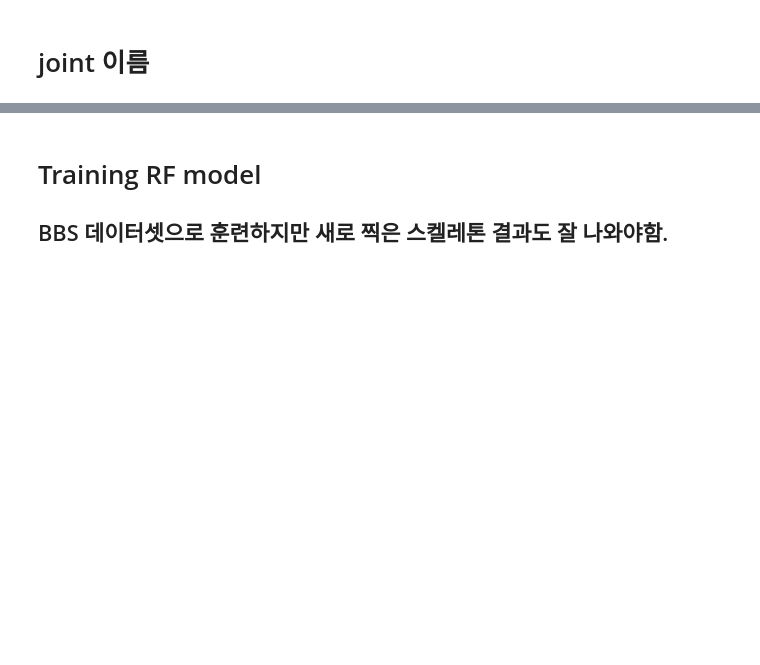
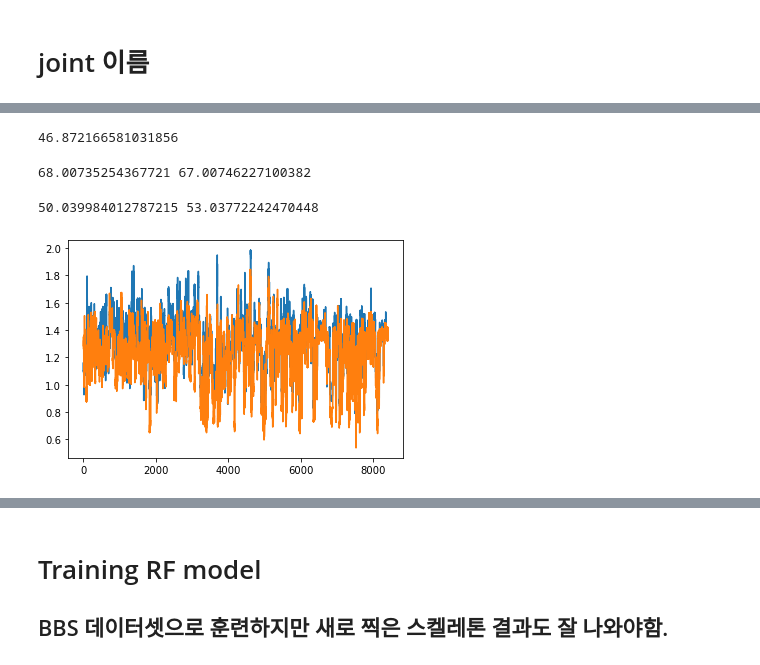
Before and after one commit to Deep-In-Sight/Kinect_BBS_demo, a Jupyter notebook: nbs/B7.Data_Standardization.ipynb, the cells around one changed output, grey strips where cells are left out. Drawn from its saved outputs; the diff is of its cells as text; code cells hidden in the pictures; blank space fills up the shorter version.

```diff
--- a/nbs/B7.Data_Standardization.ipynb
+++ b/nbs/B7.Data_Standardization.ipynb
@@ -82,7 +82,7 @@ Nframe = 6
 sub = ru.smoothed_frame_N(skarr,
                         nframe=Nframe,
                         shift=1)
-skeleton = ru.ravel_rec(sub)[np.newaxis, :]
+new_sks = ru.ravel_rec(sub)[np.newaxis, :]
 # %% [markdown]
 # 두 종류의 데이터셋을 잘~ 표준화하기
 
@@ -210,12 +136,0 @@ print(joint_length(skeleton[0][:30], 'l_foot', 'l_knee'),
-# %%
-# get representative length of arms and legs
-lls = []
-rls = []
-las = []
-ras = []
-for sk in skeleton[0].reshape(6, 30):
-    print(sk)
-    lls.append(joint_length(sk, 'l_hip', 'l_knee'))
-    rls.append(joint_length(sk, 'r_hip', 'r_knee'))
-    las.append(joint_length(sk, 'l_elbow', 'l_shoulder'))
-    ras.append(joint_length(sk, 'r_elbow', 'r_shoulder'))
@@ -277,0 +195,14 @@ skeleton.shape
+# %%
+joint_length(skeleton[0][:30], 'r_elbow', 'r_shoulder')
+# %% [output]
+46.872166581031856
+# %%
+print(joint_length(skeleton[0][:30], 'l_hip', 'l_knee'),
+      joint_length(skeleton[0][:30], 'r_hip', 'r_knee'))
+# %% [output]
+68.00735254367721 67.00746227100382
+# %%
+print(joint_length(skeleton[0][:30], 'l_foot', 'l_knee'),
+      joint_length(skeleton[0][:30], 'r_foot', 'r_knee'))
+# %% [output]
+50.039984012787215 53.03772242470448
@@ -277,0 +250,14 @@ skeleton.shape
+# %%
+armlegarr = np.zeros(len(data), dtype=[(pp, float) for pp in PAIRS])
+for i, dd in enumerate(data):
+    body = measure_lengths(dd)
+    for pp in PAIRS:
+        armlegarr[i][pp] = body[pp]#
+# %%
+plt.plot(armlegarr['lleg']/armlegarr['larm'])
+#plt.plot()
+plt.plot(armlegarr['rleg']/armlegarr['rarm'])
+#plt.plot()
+plt.show()
+# %% [output]
+[figure, added]
```
Also changed, not shown: parts of 38 cells of this notebook, 1 other file.
